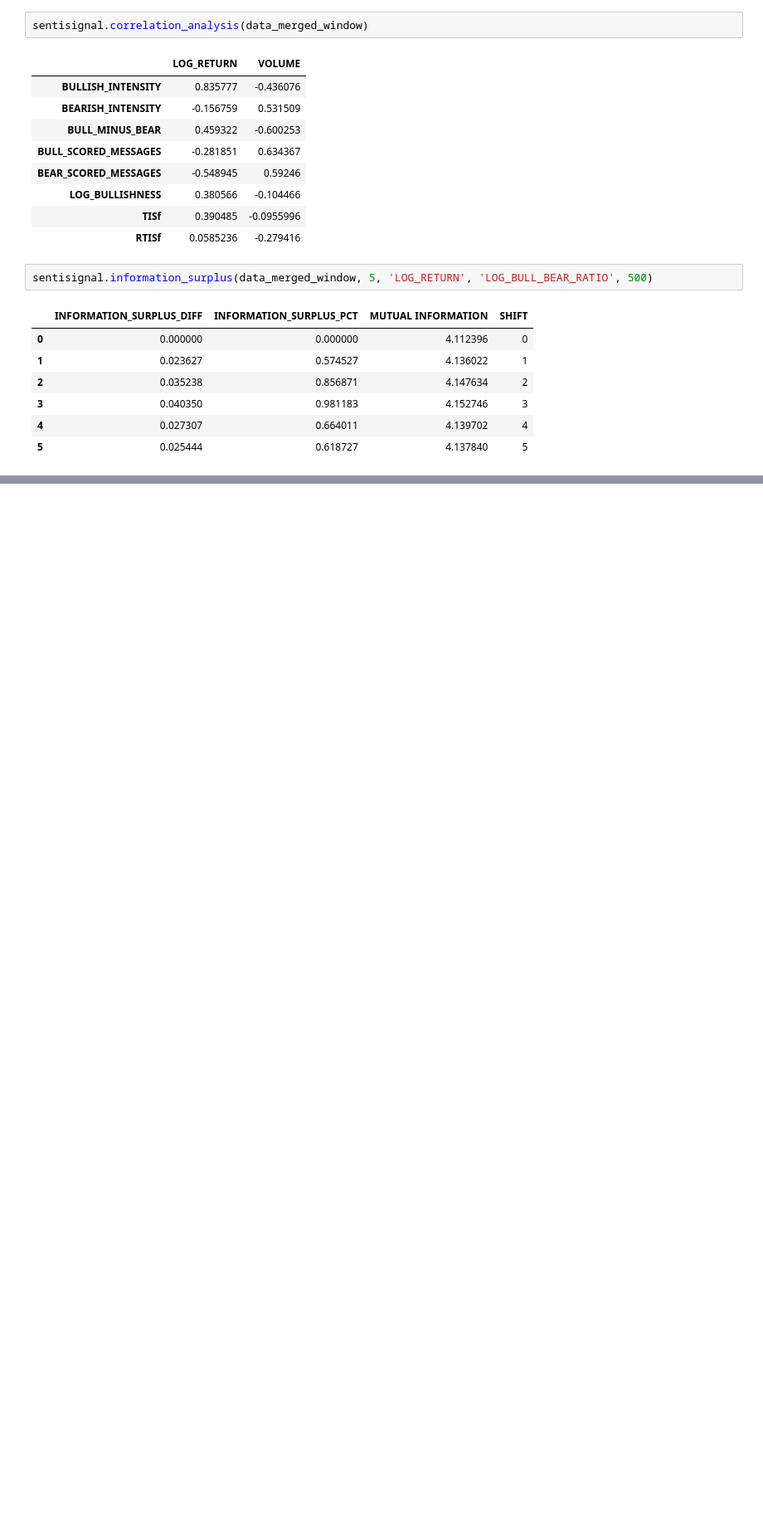
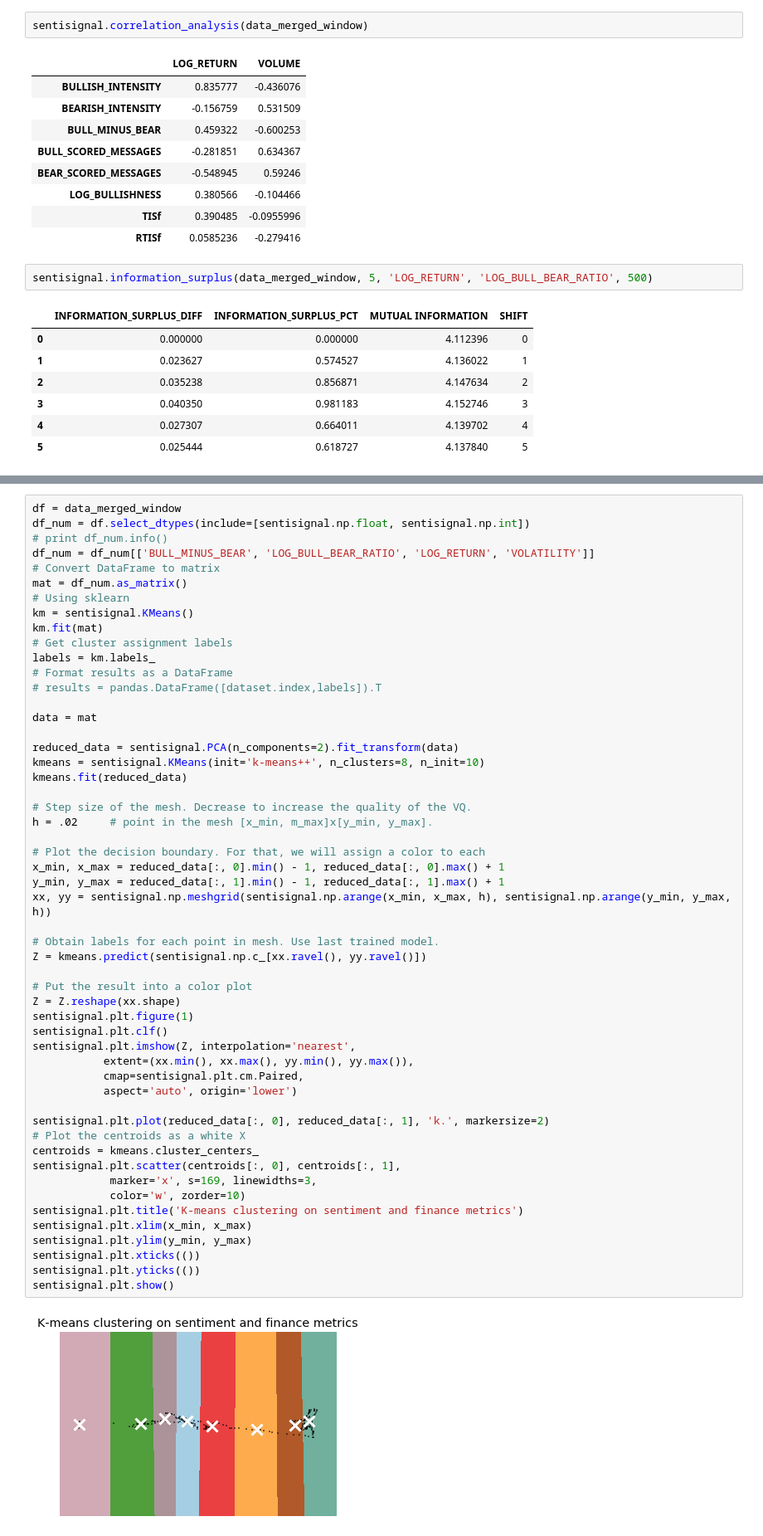
Before and after one commit to densekernel/sentisignal, a Jupyter notebook: runnables/AAPL.ipynb, the cells around one changed output, grey strips where cells are left out. Shown at 83% size. Cells and saved outputs as stored; diff of their text form; blank space fills up the shorter version.

Commit message:
update clustering for AAPL

```diff
--- a/runnables/AAPL.ipynb
+++ b/runnables/AAPL.ipynb
@@ -110,0 +125,55 @@ sentisignal.information_surplus(data_merged_window, 5, 'LOG_RETURN', 'LOG_BULL_B
+# %%
+df = data_merged_window
+df_num = df.select_dtypes(include=[sentisignal.np.float, sentisignal.np.int])
+# print df_num.info()
+df_num = df_num[['BULL_MINUS_BEAR', 'LOG_BULL_BEAR_RATIO', 'LOG_RETURN', 'VOLATILITY']]
+# Convert DataFrame to matrix
+mat = df_num.as_matrix()
+# Using sklearn
+km = sentisignal.KMeans()
+km.fit(mat)
+# Get cluster assignment labels
+labels = km.labels_
+# Format results as a DataFrame
+# results = pandas.DataFrame([dataset.index,labels]).T
+
+data = mat
+
+reduced_data = sentisignal.PCA(n_components=2).fit_transform(data)
+kmeans = sentisignal.KMeans(init='k-means++', n_clusters=8, n_init=10)
+kmeans.fit(reduced_data)
+
+# Step size of the mesh. Decrease to increase the quality of the VQ.
+h = .02     # point in the mesh [x_min, m_max]x[y_min, y_max].
+
+# Plot the decision boundary. For that, we will assign a color to each
+x_min, x_max = reduced_data[:, 0].min() - 1, reduced_data[:, 0].max() + 1
+y_min, y_max = reduced_data[:, 1].min() - 1, reduced_data[:, 1].max() + 1
+xx, yy = sentisignal.np.meshgrid(sentisignal.np.arange(x_min, x_max, h), sentisignal.np.arange(y_min, y_max, h))
+
+# Obtain labels for each point in mesh. Use last trained model.
+Z = kmeans.predict(sentisignal.np.c_[xx.ravel(), yy.ravel()])
+
+# Put the result into a color plot
+Z = Z.reshape(xx.shape)
+sentisignal.plt.figure(1)
+sentisignal.plt.clf()
+sentisignal.plt.imshow(Z, interpolation='nearest',
+           extent=(xx.min(), xx.max(), yy.min(), yy.max()),
+           cmap=sentisignal.plt.cm.Paired,
+           aspect='auto', origin='lower')
+
+sentisignal.plt.plot(reduced_data[:, 0], reduced_data[:, 1], 'k.', markersize=2)
+# Plot the centroids as a white X
+centroids = kmeans.cluster_centers_
+sentisignal.plt.scatter(centroids[:, 0], centroids[:, 1],
+            marker='x', s=169, linewidths=3,
+            color='w', zorder=10)
+sentisignal.plt.title('K-means clustering on sentiment and finance metrics')
+sentisignal.plt.xlim(x_min, x_max)
+sentisignal.plt.ylim(y_min, y_max)
+sentisignal.plt.xticks(())
+sentisignal.plt.yticks(())
+sentisignal.plt.show()
+# %% [output]
+[figure, added]
```
Also changed, not shown: parts of 4 cells of this notebook, 2 other files.
